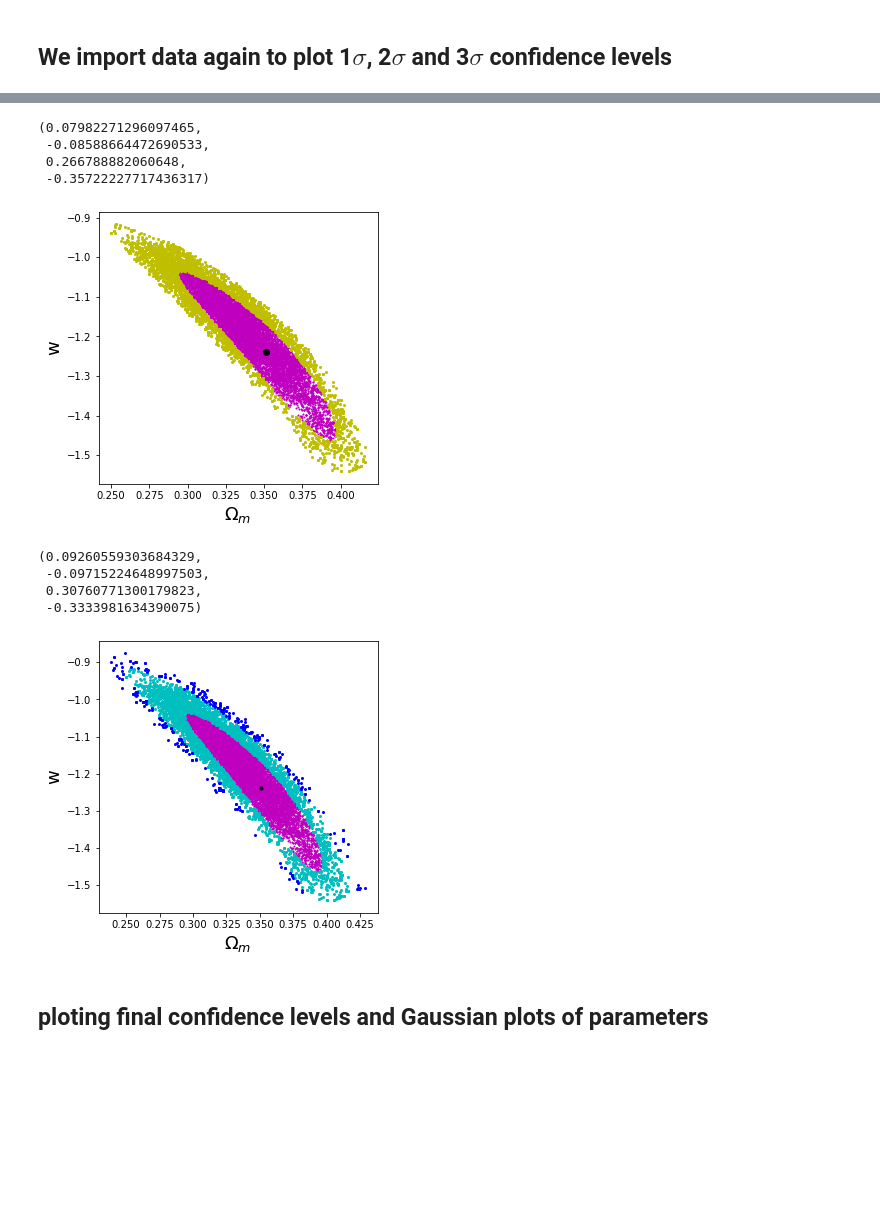
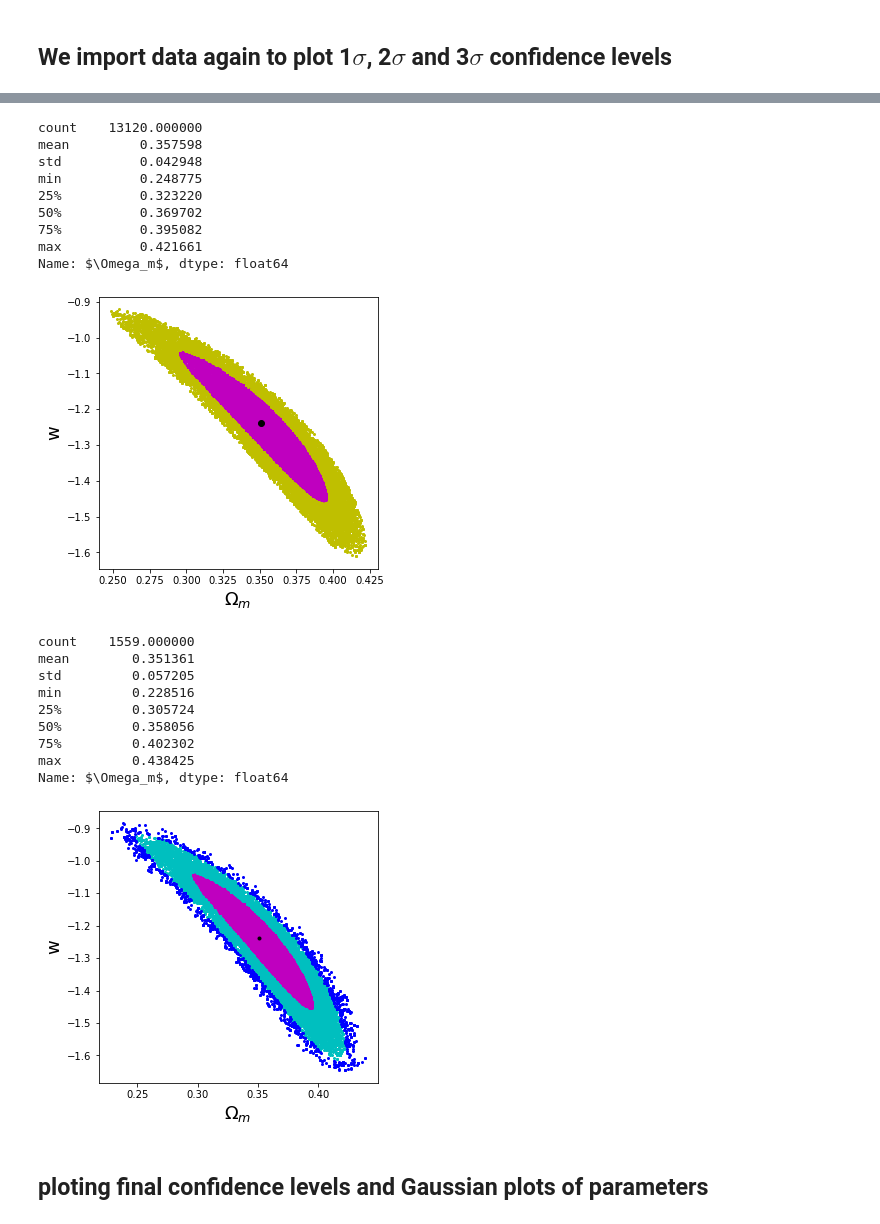
Before and after one commit to nooshinehz/Best_values_and_contours, a Jupyter notebook: countors_MCMC.ipynb, the cells around one changed output, grey strips where cells are left out. Drawn from its saved outputs; the diff is of its cells as text; code cells hidden in the pictures; blank space fills up the shorter version.

```diff
--- a/countors_MCMC.ipynb
+++ b/countors_MCMC.ipynb
@@ -93,7 +93,7 @@ best
 # %%
 
 cwd = os.getcwd()
-path_data = cwd+'/data/Supernova-chain-15000.txt'
+path_data = cwd+'/data/Supernova-chain-50000.txt'
 
 data = np.genfromtxt(path_data)
 da = pd.DataFrame(data)
@@ -126,4 +126,5 @@ D_err_w_1 = (sbs_1['w'].min()) - (da['w'].mean())
 
 
 U_err_om_1, D_err_om_1, U_err_w_1, D_err_w_1
+sbs_1['w'].describe()
 # %% [output]
@@ -161,43 +167,55 @@ U_err_w_2 = (sbs_2['w'].max()) - (da['w'].mean())
 D_err_w_2 = (sbs_2['w'].min()) - (da['w'].mean())
 
 U_err_om_2, D_err_om_2, U_err_w_2, D_err_w_2
+sbs_2[r'$\Omega_m$'].describe()
 # %% [output]
-(0.07982271296097465,
- -0.08588664472690533,
- 0.266788882060648,
- -0.35722227717436317)
+count    13120.000000
+mean         0.357598
+std          0.042948
+min          0.248775
+25%          0.323220
+50%          0.369702
+75%          0.395082
+max          0.421661
+Name: $\Omega_m$, dtype: float64
-[figure, old version]
+[figure, new version]
 # %%
 
 # Forming Subsample_2 to Plot data in 2sigma confidence level (for n= 2 & CL= 68.27%, limit line of 2sigma CL is 6.17<chi-chi(min)<11.8)
 sbs_3 = da[(da.chi - (da['chi'].min()) < 11.8)  &  (6.17 < da.chi - (da['chi'].min()))]
 
 
 
 plt.plot(sbs_1[r'$\Omega_m$'], sbs_1['w'], 'mo', markersize = 1)
 plt.plot(sbs_2[r'$\Omega_m$'], sbs_2['w'], 'co', markersize = 2)
 plt.plot(sbs_3[r'$\Omega_m$'], sbs_3['w'], 'bo', markersize = 2)
 plt.plot( fp[r'$\Omega_m$'], fp['w'], 'ko', markersize=3 )
 
 plt.xlabel(r'$\Omega_m$', fontsize =18);
 plt.ylabel('w', fontsize =18);
 
 
 # 3 sigma error for "Omega_m" parameter
 U_err_om_3 = (sbs_3[r'$\Omega_m$'].max()) - (da[r'$\Omega_m$'].mean())
 D_err_om_3 = (sbs_3[r'$\Omega_m$'].min()) - (da[r'$\Omega_m$'].mean())
 
 # 3 sigma error for "w" parameter
 U_err_w_3 = (sbs_3['w'].max()) - (da['w'].mean())
 D_err_w_3 = (sbs_3['w'].min()) - (da['w'].mean())
 
 U_err_om_3, D_err_om_3, U_err_w_3, D_err_w_3
+sbs_3[r'$\Omega_m$'].describe()
 # %% [output]
-(0.09260559303684329,
- -0.09715224648997503,
- 0.30760771300179823,
- -0.3333981634390075)
+count    1559.000000
+mean        0.351361
+std         0.057205
+min         0.228516
+25%         0.305724
+50%         0.358056
+75%         0.402302
+max         0.438425
+Name: $\Omega_m$, dtype: float64
-[figure, old version]
+[figure, new version]
 # %% [markdown]
 ## ploting final confidence levels and Gaussian plots of parameters
 # %%
```
Also changed, not shown: parts of 6 cells of this notebook, 3 other files.
